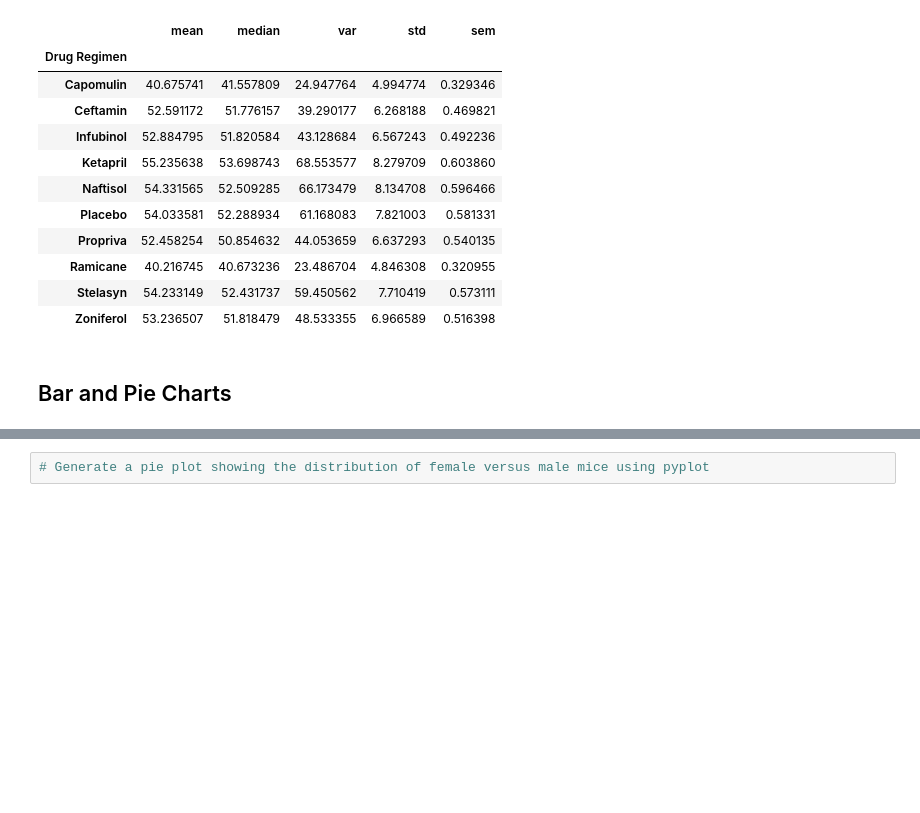
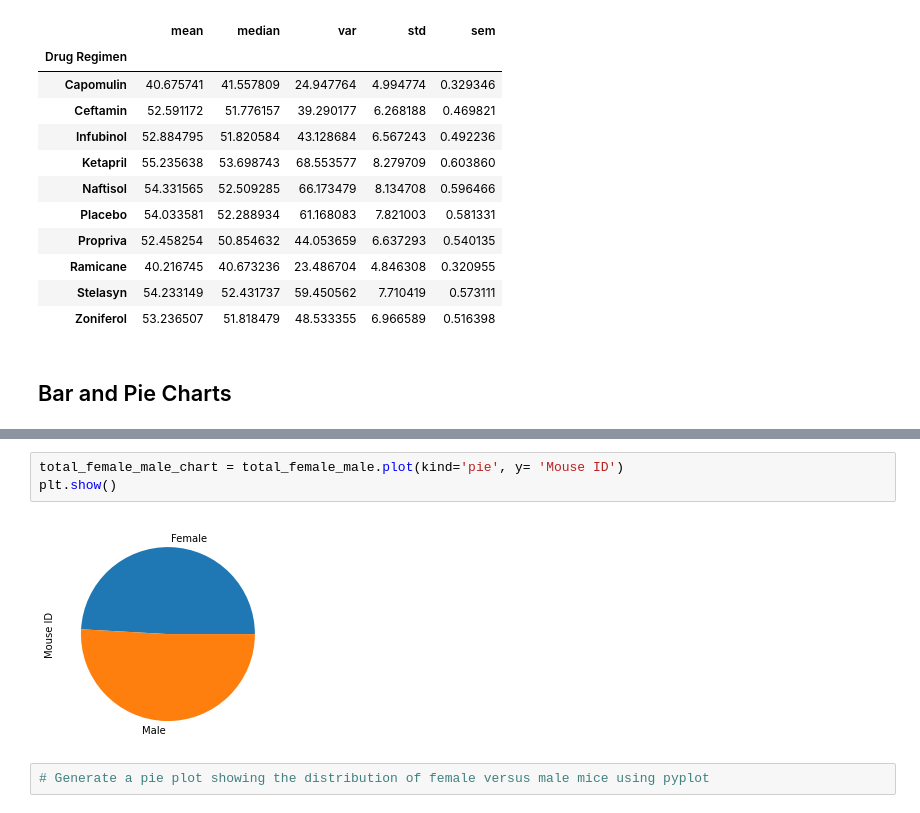
Before and after one commit to kellrow80/matplotlib---challenge, a Jupyter notebook: Instructions/Pymaceuticals/pymaceuticals_starter.ipynb, the cells around one changed output, grey strips where cells are left out. Cells and saved outputs as stored; diff of their text form; blank space fills up the shorter version.

```diff
--- a/Instructions/Pymaceuticals/pymaceuticals_starter.ipynb
+++ b/Instructions/Pymaceuticals/pymaceuticals_starter.ipynb
@@ -247,3 +247,8 @@ Name: Timepoint, dtype: int64
+# %%
+total_female_male_chart = total_female_male.plot(kind='pie', y= 'Mouse ID')
+plt.show()
+# %% [output]
+[figure, added]
 # %%
 # Generate a pie plot showing the distribution of female versus male mice using pyplot
 # %% [markdown]
```
Also changed, not shown: parts of 4 cells of this notebook.
